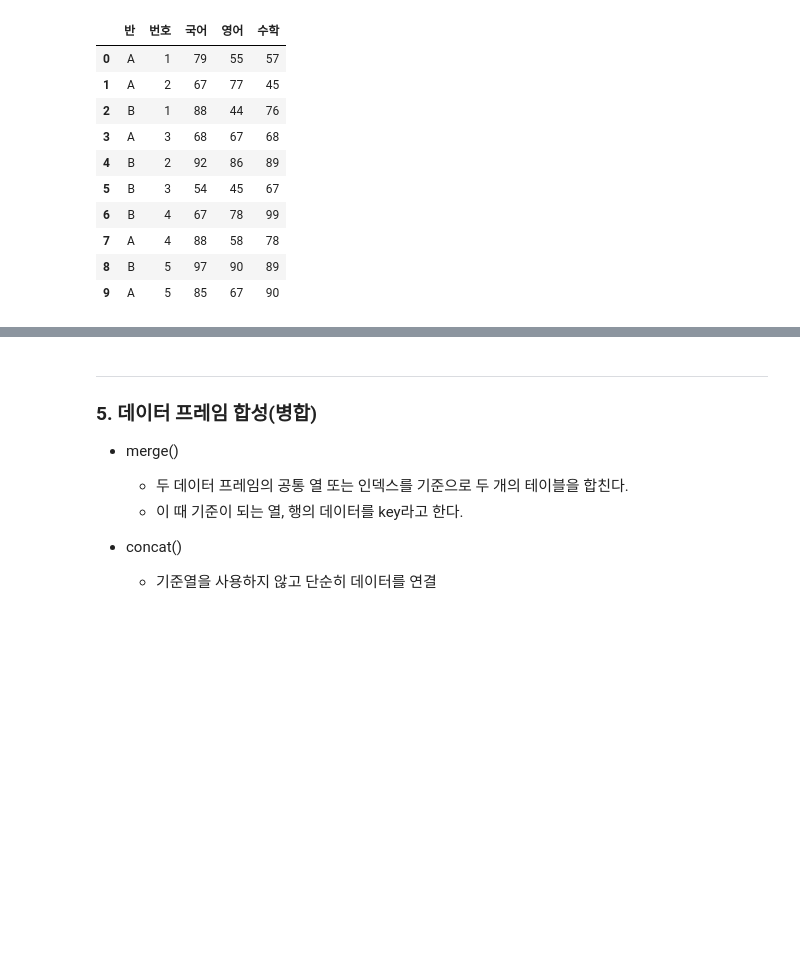
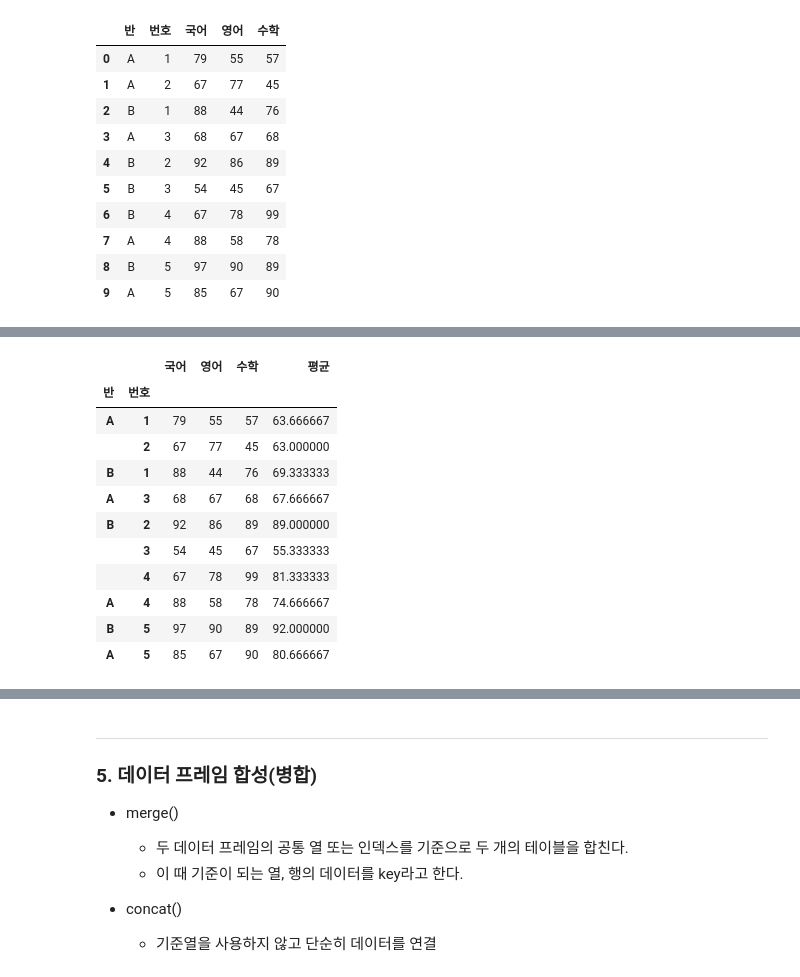
Before and after one commit to not147/PythonBasic, a Jupyter notebook: pythonwork/analysis/2_pandas.ipynb, the cells around one changed output, grey strips where cells are left out. Cells and saved outputs as stored; diff of their text form; code cells hidden in the pictures; blank space fills up the shorter version.

```diff
--- a/pythonwork/analysis/2_pandas.ipynb
+++ b/pythonwork/analysis/2_pandas.ipynb
@@ -1465,4 +1495,20 @@ df_score1
 # %%
 ##### 2. 학생의 평균을 나타내는 행을 오른쪽에 추가
+
+df_score1["평균"] = df_score1.mean(axis=1)
+df_score1
+# %% [output]
+|  |  | 국어 | 영어 | 수학 | 평균 |
+| 반 | 번호 |  |  |  |  |
+| A | 1 | 79 | 55 | 57 | 63.666667 |
+|  | 2 | 67 | 77 | 45 | 63.000000 |
+| B | 1 | 88 | 44 | 76 | 69.333333 |
+| A | 3 | 68 | 67 | 68 | 67.666667 |
+| B | 2 | 92 | 86 | 89 | 89.000000 |
+|  | 3 | 54 | 45 | 67 | 55.333333 |
+|  | 4 | 67 | 78 | 99 | 81.333333 |
+| A | 4 | 88 | 58 | 78 | 74.666667 |
+| B | 5 | 97 | 90 | 89 | 92.000000 |
+| A | 5 | 85 | 67 | 90 | 80.666667 |
 # %%
 ##### 3. 행 인덱스로 "번호"를 1차 열 인덱스로 "국어", "영어", "수학"을, 2차 열 인덱스로 "반"을 가지는 데이터 프레임 작성
```
Also changed, not shown: parts of 49 cells of this notebook.
